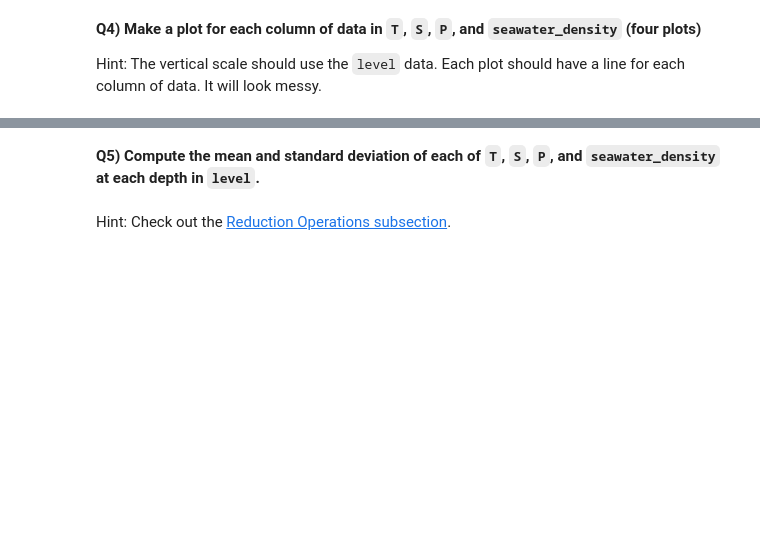
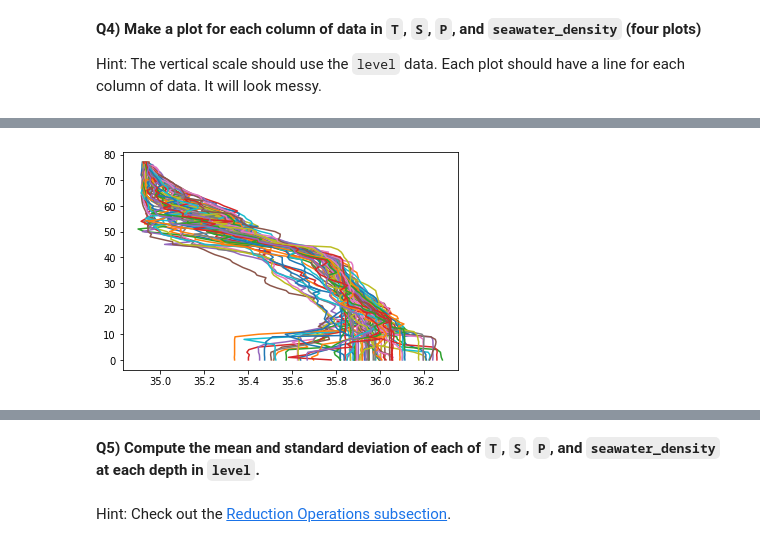
Before and after one commit to isabelntho/2022_ML_Earth_Env_Sci, a Jupyter notebook: Lab_Notebooks/S1_2_Numpy.ipynb, the cells around one changed output, grey strips where cells are left out. Drawn from its saved outputs; the diff is of its cells as text; code cells hidden in the pictures; blank space fills up the shorter version.

```diff
--- a/Lab_Notebooks/S1_2_Numpy.ipynb
+++ b/Lab_Notebooks/S1_2_Numpy.ipynb
@@ -582,4 +610,7 @@ Hint: The vertical scale should use the `level` data. Each plot should have a li
 # %%
 # Plot 2
+plt.plot(levels, S);
+# %% [output]
+[figure, added]
 # %%
 # Plot 3
```
Also changed, not shown: parts of 22 cells of this notebook.
